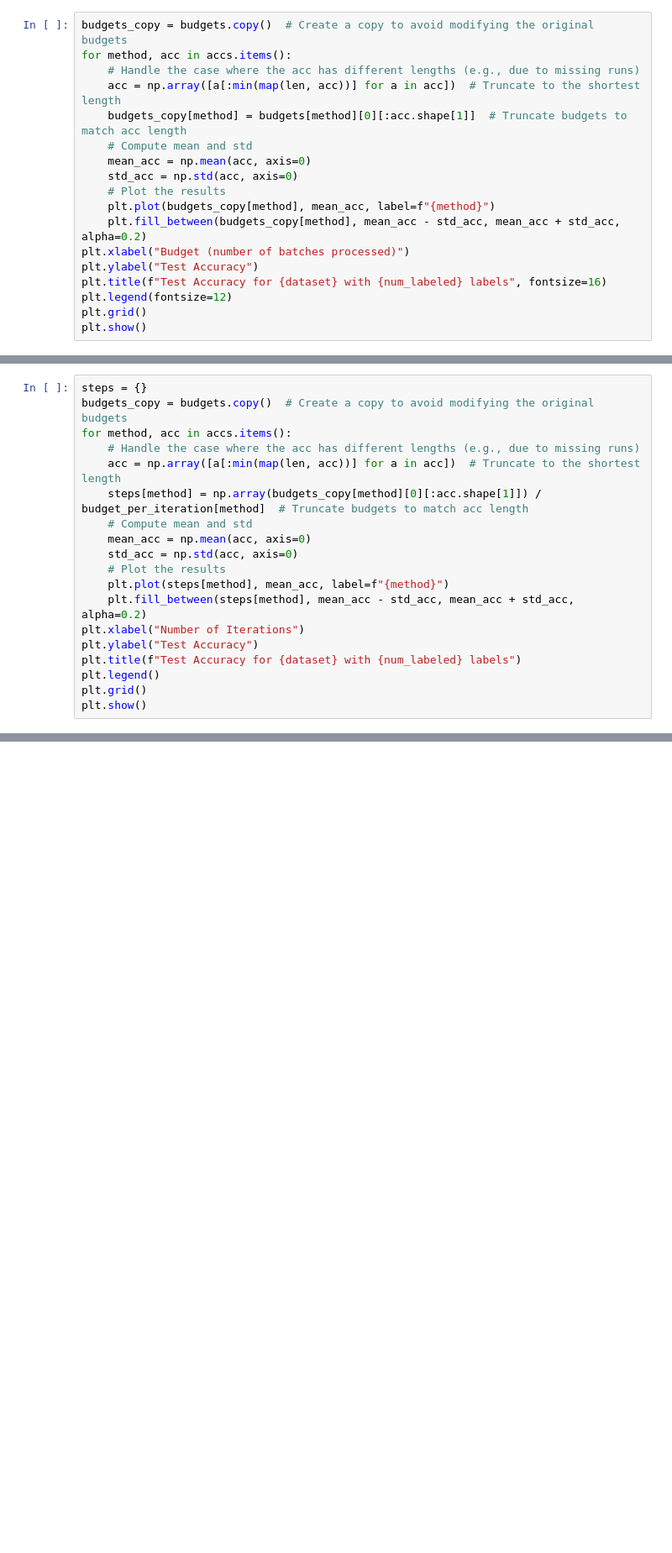
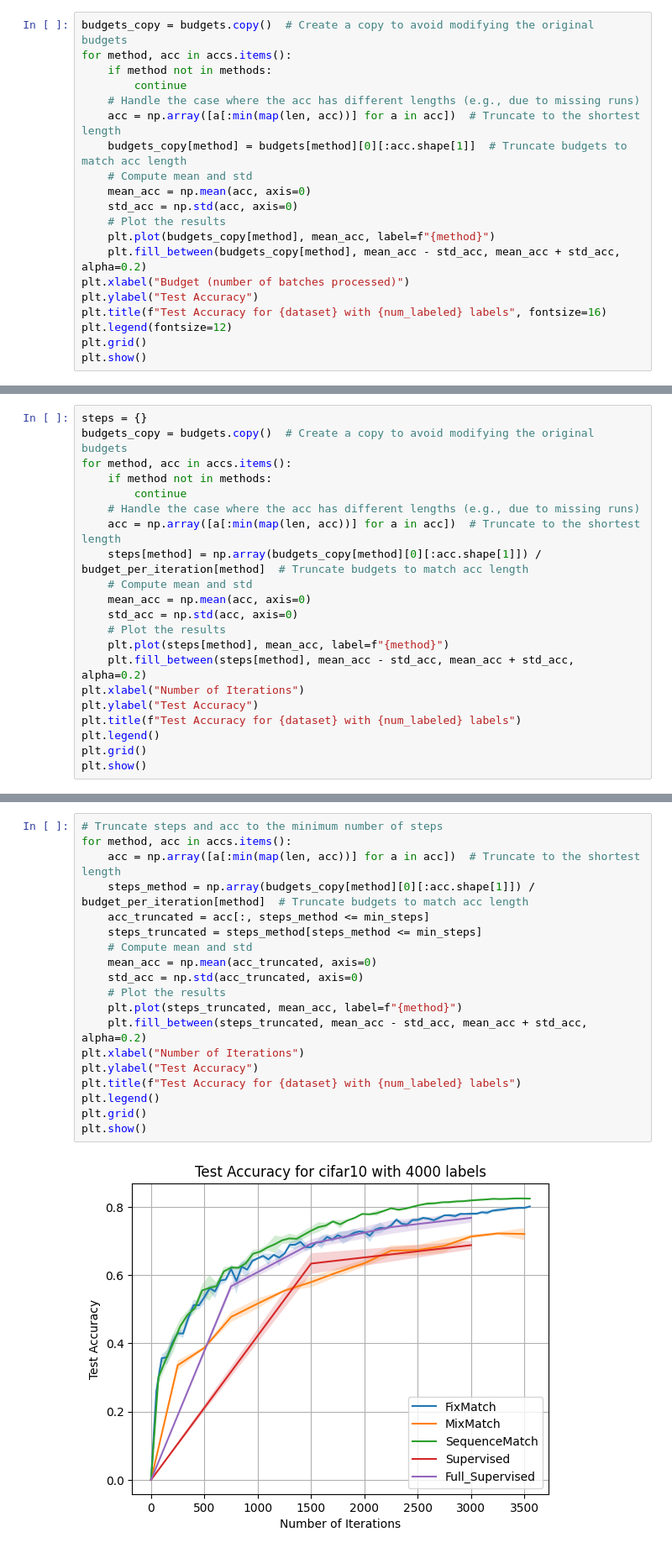
Before and after one commit to BB-Erwan/rethinking-ssl-evaluation, a Jupyter notebook: CIFAR-10/Results.ipynb, the cells around one changed output, grey strips where cells are left out. Shown at 84% size. Drawn from its saved outputs; the diff is of its cells as text; blank space fills up the shorter version.

```diff
--- a/CIFAR-10/Results.ipynb
+++ b/CIFAR-10/Results.ipynb
@@ -82,6 +101,8 @@ Full_Supervised: Error Rate = 5.6700 ± 0.1705
 # %%
 budgets_copy = budgets.copy()  # Create a copy to avoid modifying the original budgets
 for method, acc in accs.items():
+    if method not in methods:
+        continue
     # Handle the case where the acc has different lengths (e.g., due to missing runs)
     acc = np.array([a[:min(map(len, acc))] for a in acc])  # Truncate to the shortest length
     budgets_copy[method] = budgets[method][0][:acc.shape[1]]  # Truncate budgets to match acc length
@@ -113,6 +137,8 @@ budget_per_iteration = {
 steps = {}
 budgets_copy = budgets.copy()  # Create a copy to avoid modifying the original budgets
 for method, acc in accs.items():
+    if method not in methods:
+        continue
     # Handle the case where the acc has different lengths (e.g., due to missing runs)
     acc = np.array([a[:min(map(len, acc))] for a in acc])  # Truncate to the shortest length
     steps[method] = np.array(budgets_copy[method][0][:acc.shape[1]]) / budget_per_iteration[method]  # Truncate budgets to match acc length
@@ -145,0 +174,21 @@ Minimum number of steps across all methods: 3546.0
+# %%
+# Truncate steps and acc to the minimum number of steps
+for method, acc in accs.items():
+    acc = np.array([a[:min(map(len, acc))] for a in acc])  # Truncate to the shortest length
+    steps_method = np.array(budgets_copy[method][0][:acc.shape[1]]) / budget_per_iteration[method]  # Truncate budgets to match acc length
+    acc_truncated = acc[:, steps_method <= min_steps]
+    steps_truncated = steps_method[steps_method <= min_steps]
+    # Compute mean and std
+    mean_acc = np.mean(acc_truncated, axis=0)
+    std_acc = np.std(acc_truncated, axis=0)
+    # Plot the results
+    plt.plot(steps_truncated, mean_acc, label=f"{method}")
+    plt.fill_between(steps_truncated, mean_acc - std_acc, mean_acc + std_acc, alpha=0.2)
+plt.xlabel("Number of Iterations")
+plt.ylabel("Test Accuracy")
+plt.title(f"Test Accuracy for {dataset} with {num_labeled} labels")
+plt.legend()
+plt.grid()
+plt.show()
+# %% [output]
+[figure, added]
```
Also changed, not shown: parts of 13 cells of this notebook.
